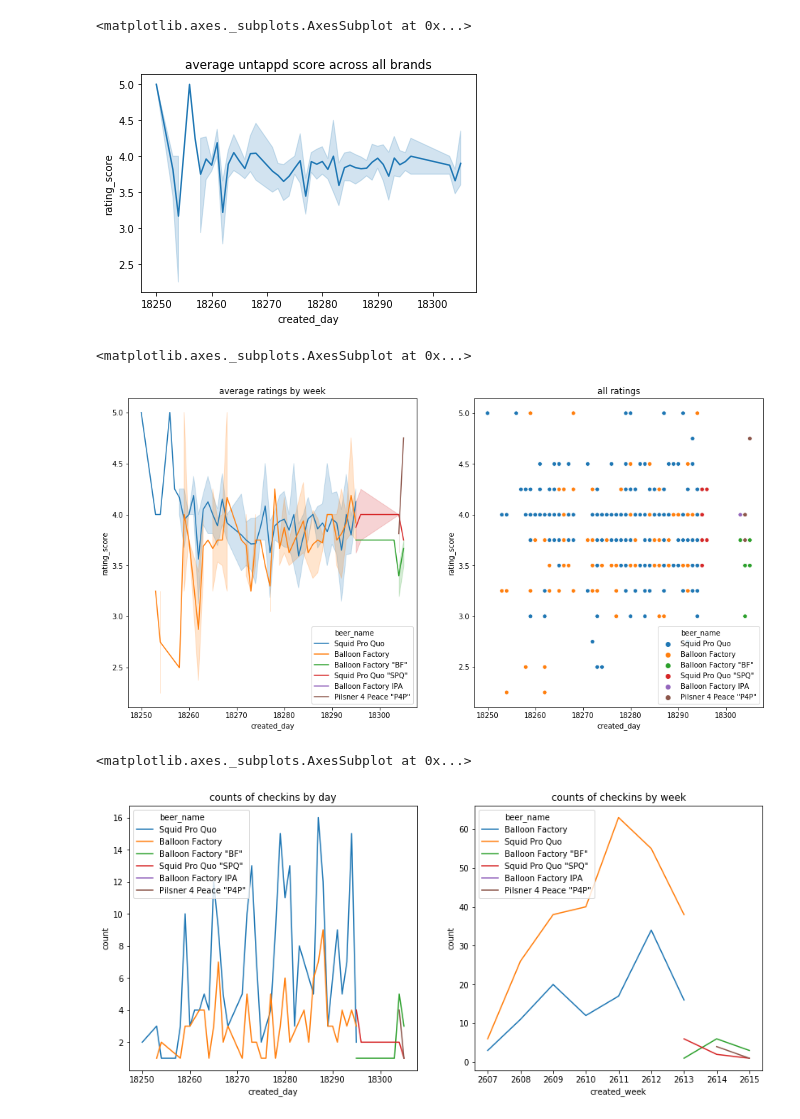
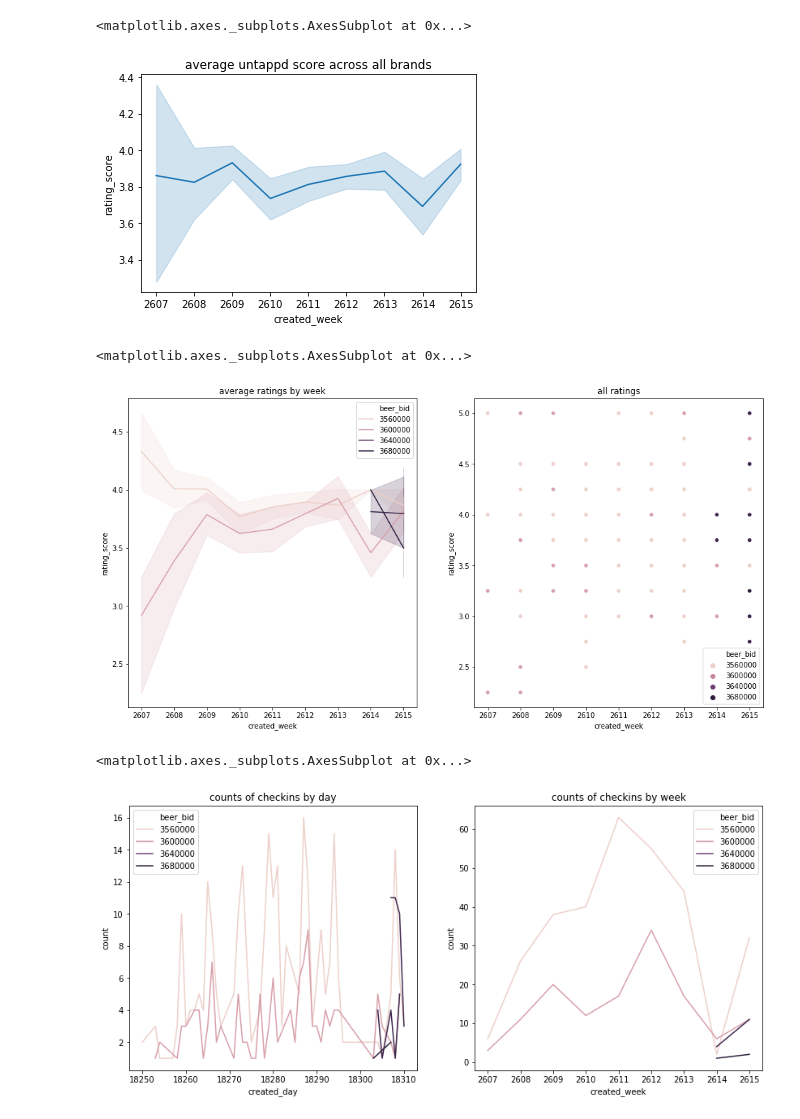
Before and after one commit to fab-rems/fab-beer.github.io, a Jupyter notebook: _scripts/Untappd Analysis.ipynb, the cells around one changed output. Cells and saved outputs as stored; diff of their text form; code cells hidden in the pictures.

Commit message:
countdown

```diff
--- a/_scripts/Untappd Analysis.ipynb
+++ b/_scripts/Untappd Analysis.ipynb
@@ -36,36 +36,36 @@ with_ratings = expanded.loc[expanded.rating_score > 0]
 # %%
 f = plt.gcf()
 plt.gca().set_title("average untappd score across all brands")
-sns.lineplot(x = "created_day", y="rating_score", data = with_ratings)
+sns.lineplot(x = "created_week", y="rating_score", data = with_ratings)
 # %% [output]
 <matplotlib.axes._subplots.AxesSubplot at 0x...>
-[figure, old version]
+[figure, new version]
 # %%
 f,subs = plt.subplots(1,2)
 f.set_size_inches(16,8)
 
 plt.sca(subs[0])
 plt.gca().set_title("average ratings by week")
-sns.lineplot(x = "created_day", y="rating_score", hue = "beer_name", data = with_ratings)
+sns.lineplot(x = "created_week", y="rating_score", hue = "beer_bid", data = with_ratings)
 
 
 plt.sca(subs[1])
 plt.gca().set_title("all ratings")
-sns.scatterplot(x = "created_day", y="rating_score",hue="beer_name", data = with_ratings)
+sns.scatterplot(x = "created_week", y="rating_score",hue="beer_bid", data = with_ratings)
 # %% [output]
 <matplotlib.axes._subplots.AxesSubplot at 0x...>
-[figure, old version]
+[figure, new version]
 # %%
 f,subs = plt.subplots(1,2)
 f.set_size_inches(14,6)
 
 plt.sca(subs[0])
 plt.gca().set_title("counts of checkins by day")
-sns.lineplot(x="created_day", y="count", hue ="beer_name",data =  with_ratings.groupby(["created_day","beer_name"]).size().rename("count").reset_index())
+sns.lineplot(x="created_day", y="count", hue ="beer_bid",data =  with_ratings.groupby(["created_day","beer_bid"]).size().rename("count").reset_index())
 
 plt.sca(subs[1])
 plt.gca().set_title("counts of checkins by week")
-sns.lineplot(x="created_week", y="count", hue ="beer_name",data =  with_ratings.groupby(["created_week","beer_name"]).size().rename("count").reset_index())
+sns.lineplot(x="created_week", y="count", hue ="beer_bid",data =  with_ratings.groupby(["created_week","beer_bid"]).size().rename("count").reset_index())
 # %% [output]
 <matplotlib.axes._subplots.AxesSubplot at 0x...>
-[figure, old version]
+[figure, new version]
```
Also changed, not shown: 10 other files.
